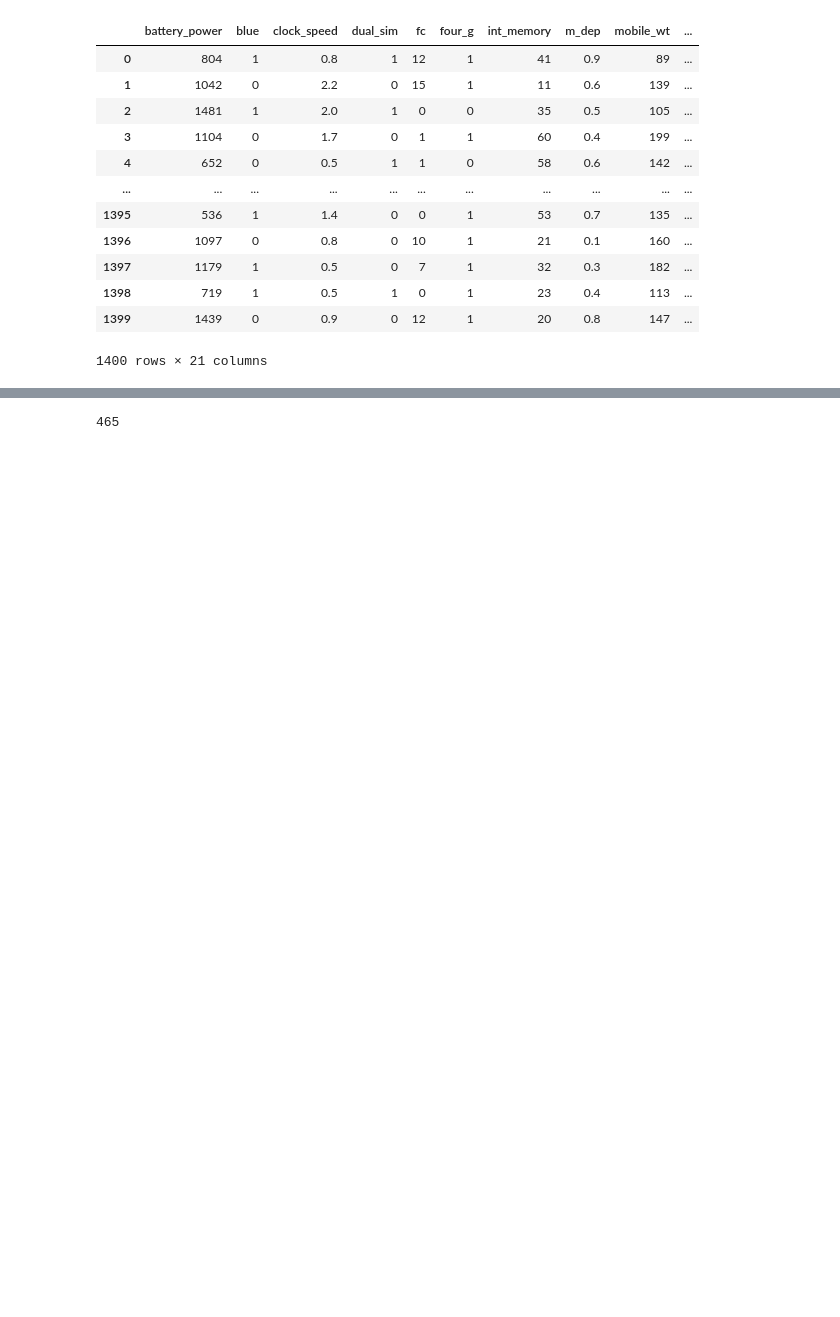
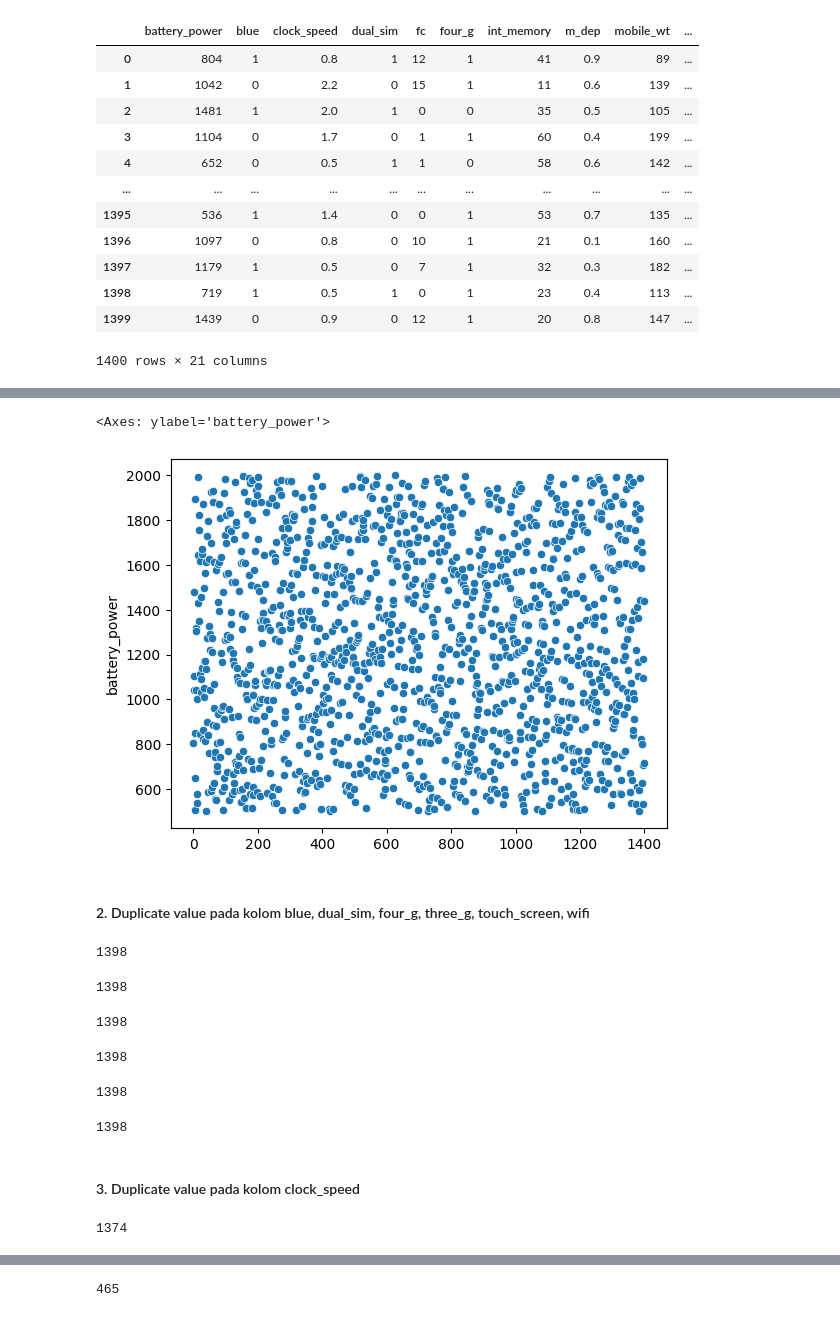
Before and after one commit to akhmadst1/Tucil2_IF3170, a Jupyter notebook: src/2.ipynb, the cells around one changed output, grey strips where cells are left out. Saved outputs shown, nothing was run; the diff lists cells and outputs as text; code cells hidden in the pictures; blank space fills up the shorter version.

```diff
--- a/src/2.ipynb
+++ b/src/2.ipynb
@@ -31,0 +75,37 @@ df_train
+# %%
+sns.scatterplot(df_train['battery_power'])
+# %% [output]
+<Axes: ylabel='battery_power'>
+[figure, added]
+# %% [markdown]
+#### 2. Duplicate value pada kolom blue, dual_sim, four_g, three_g, touch_screen, wifi
+# %%
+df_train.duplicated('blue').sum()
+# %% [output]
+1398
+# %%
+df_train.duplicated('dual_sim').sum()
+# %% [output]
+1398
+# %%
+df_train.duplicated('four_g').sum()
+# %% [output]
+1398
+# %%
+df_train.duplicated('three_g').sum()
+# %% [output]
+1398
+# %%
+df_train.duplicated('touch_screen').sum()
+# %% [output]
+1398
+# %%
+df_train.duplicated('wifi').sum()
+# %% [output]
+1398
+# %% [markdown]
+#### 3. Duplicate value pada kolom clock_speed
+# %%
+df_train.duplicated('clock_speed').sum()
+# %% [output]
+1374
```
Also changed, not shown: parts of 41 cells of this notebook, 2 other files.
